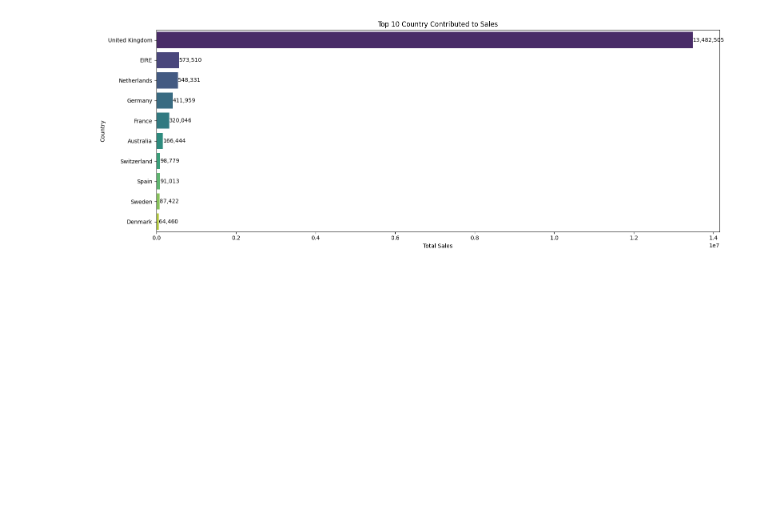
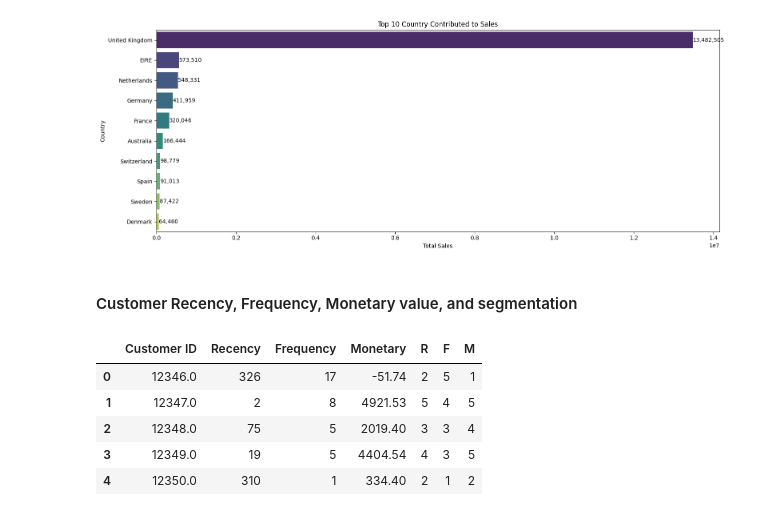
Before and after one commit to daff00/trendify-customer-segmentation, a Jupyter notebook: notebook.ipynb, the cells around one changed output. Drawn from its saved outputs; the diff is of its cells as text; code cells hidden in the pictures; blank space fills up the shorter version.

```diff
--- a/notebook.ipynb
+++ b/notebook.ipynb
@@ -272,3 +272,33 @@ Passing `palette` without assigning `hue` is deprecated and will be removed in v
 
   ax = sns.barplot(data=top_10_country, y='Country', x='Total Sales', palette='viridis')
 [figure]
+# %% [markdown]
+#### Customer Recency, Frequency, Monetary value, and segmentation
+# %%
+# Snapshot date = date of last purchase in dataset + 1 day
+snapshot_date = sales['InvoiceDate'].max() + pd.Timedelta(days=1)
+
+# RFM Metrics
+rfm = sales.groupby('Customer ID').agg({
+    'InvoiceDate': lambda x: (snapshot_date - x.max()).days,  # Recency
+    'Invoice': 'nunique',                                   # Frequency
+    'Total Sales': 'sum'                                      # Monetary
+}).reset_index()
+
+# Rename columns
+rfm.columns = ['Customer ID', 'Recency', 'Frequency', 'Monetary']
+
+# RFM scoring (higher is better, so lower recency gets higher score)
+rfm['R'] = pd.qcut(rfm['Recency'], 5, labels=[5, 4, 3, 2, 1])
+rfm['F'] = pd.qcut(rfm['Frequency'].rank(method='first'), 5, labels=[1, 2, 3, 4, 5])
+rfm['M'] = pd.qcut(rfm['Monetary'], 5, labels=[1, 2, 3, 4, 5])
+
+# Show the data
+rfm.head()
+# %% [output]
+|  | Customer ID | Recency | Frequency | Monetary | R | F | M |
+| 0 | 12346.0 | 326 | 17 | -51.74 | 2 | 5 | 1 |
+| 1 | 12347.0 | 2 | 8 | 4921.53 | 5 | 4 | 5 |
+| 2 | 12348.0 | 75 | 5 | 2019.40 | 3 | 3 | 4 |
+| 3 | 12349.0 | 19 | 5 | 4404.54 | 4 | 3 | 5 |
+| 4 | 12350.0 | 310 | 1 | 334.40 | 2 | 1 | 2 |
```
Also changed, not shown: parts of 7 cells of this notebook.
